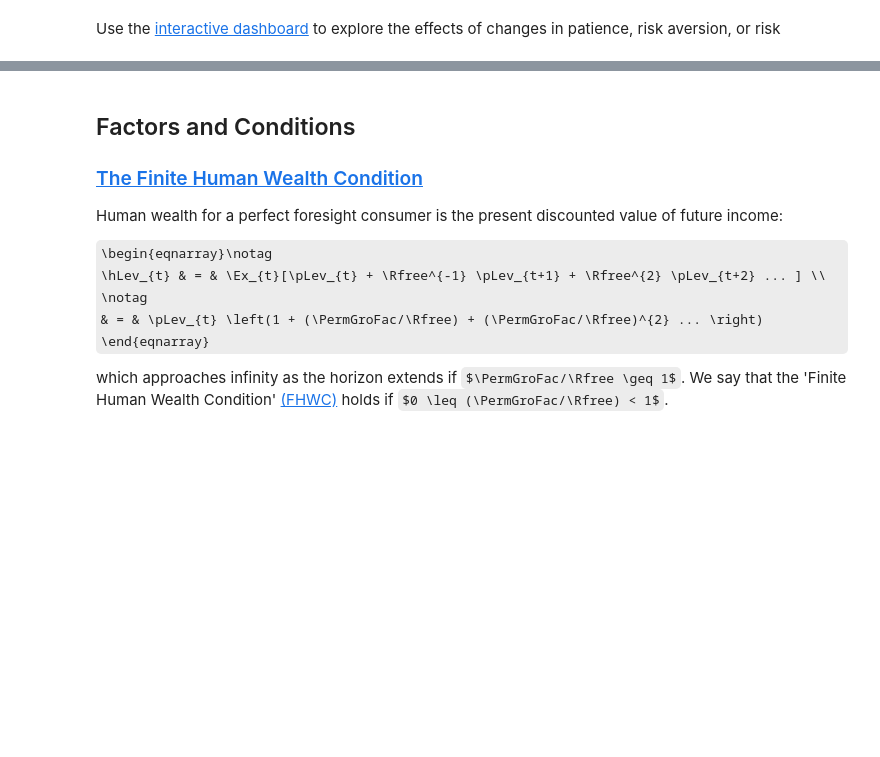
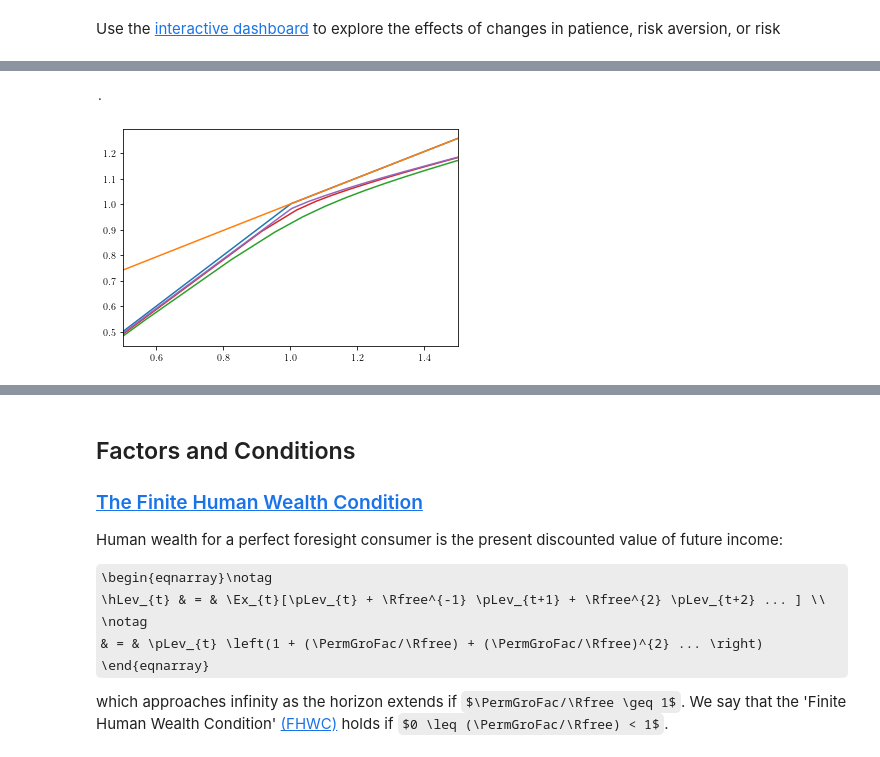
Before and after one commit to alanlujan91/BufferStockTheory-Bloated, a Jupyter notebook: Code/Python/BufferStockTheory-Problems-and-Solutions-Source.ipynb, the cells around one changed output, grey strips where cells are left out. Cells and saved outputs as stored; diff of their text form; code cells hidden in the pictures; some formulas as TeX source; blank space fills up the shorter version.

```diff
--- a/Code/Python/BufferStockTheory.ipynb
+++ b/Code/Python/BufferStockTheory-Problems-and-Solutions-Source.ipynb
@@ -291,0 +305,80 @@ Use the [interactive dashboard](#interactive-dashboard) to explore the effects o
+# %%
+# SOLUTION
+
+# Turns out that we have to make the probability REALLY small
+
+# Construct solution for truly constrained consumer
+BoroCnst_par = deepcopy(base_params)
+BoroCnst_par['CubicBool'] = False  # Cubic approx does not work will with kinks
+BoroCnst_par['UnempPrb'] = 0  # No risk of unemployment, just transitory shocks
+BoroCnst_par['BoroCnstArt'] = 0.0  # Cannot borrow more than 0.0 of permanent income
+# baseBoroCnst['IncUnemp'] = 0.3  # Assume unemployment insurance of 0.3
+
+periods_to_solve = 2
+baseBoroCnstEx = IndShockConsumerType(**BoroCnst_par,
+                                      horizon='finite',
+                                      cycles=periods_to_solve,
+                                      quietly=True)
+baseBoroCnstEx.solve(quietly=True)
+baseBoroCnstEx.unpack('cFunc')
+
+cFuncList = list()  # Create empty list for storing consumption functions
+
+# Period [-1] is period-T solution (c=m)
+# Period [-2] is the first 'interesting' period (where constraint matters)
+cFuncList.append(baseBoroCnstEx.cFunc[-2])
+
+# Now set up unconstrained two period solution
+unconstr_par = deepcopy(BoroCnst_par)
+# unconst_params['IncUnemp'] = 0.3 # If unemployed,income is zero
+unconstr_par['BoroCnstArt'] = None  # No 'artificial' constraint
+
+unconstAgent = IndShockConsumerType(**unconstr_par,
+                                    horizon='finite',
+                                    cycles=periods_to_solve,
+                                    quietly=True)  # base_params has no constraint
+
+unconstAgent_base = deepcopy(unconstAgent)
+unconstAgent_base.solve(quietly=True)        # Solve the model under baseline parameter values
+unconstAgent_base.unpack('cFunc')  # Make the consumption function easily accessible
+cFuncList.append(unconstAgent_base.cFunc[-2])
+
+# Consumption function for unconstrained
+# cFuncList0.append(unconstAgent_base.cFunc[-2])
+# cFuncList0=deepcopy(cFuncList)
+# cFuncList = list()  # Create empty list for storing consumption functions
+unconstAgentList = list()
+# Now consider three alternative values of unemployment probability
+UnempPrbList = [0.001, 0.0001, 0.00001]
+unconstr_With_Risk_of_Zero_income_par = deepcopy(unconstr_par)
+unconstr_With_Risk_of_Zero_income_par['IncUnemp'] = 0.0
+
+unconstr_with_risk = IndShockConsumerType(
+    **unconstr_With_Risk_of_Zero_income_par,
+    horizon='finite',
+    cycles=periods_to_solve,
+    verbose=False)
+i = 0
+
+for UnempPrb in UnempPrbList:
+    unconstAgentNow = deepcopy(unconstr_with_risk)
+    unconstAgentNow.UnempPrb = UnempPrb
+    unconstAgentNow.update_income_process()  # After changing parameters, recompute distn
+    unconstAgentNow.solve(quietly=True)
+    unconstAgentNow.unpack('cFunc')
+    cFuncList.append(unconstAgentNow.cFunc[0])  # Get the T-1 c function
+    unconstAgentList.append(unconstAgentList)
+    i += 1
+
+# Zoom in on consumption function in a region near the BoroCnstArt kink point
+RangeAroundPermInc = 0.5
+PermIncNorm = 1
+plot_funcs(cFuncList, PermIncNorm-RangeAroundPermInc, PermIncNorm+RangeAroundPermInc)
+
+print('Drawing and storing solution')
+if drawFigs:
+    plt.show()
+plt.close()
+# %% [output]
+.
+[figure, added]
```
Also changed, not shown: parts of 11 cells of this notebook, 17 other files.
